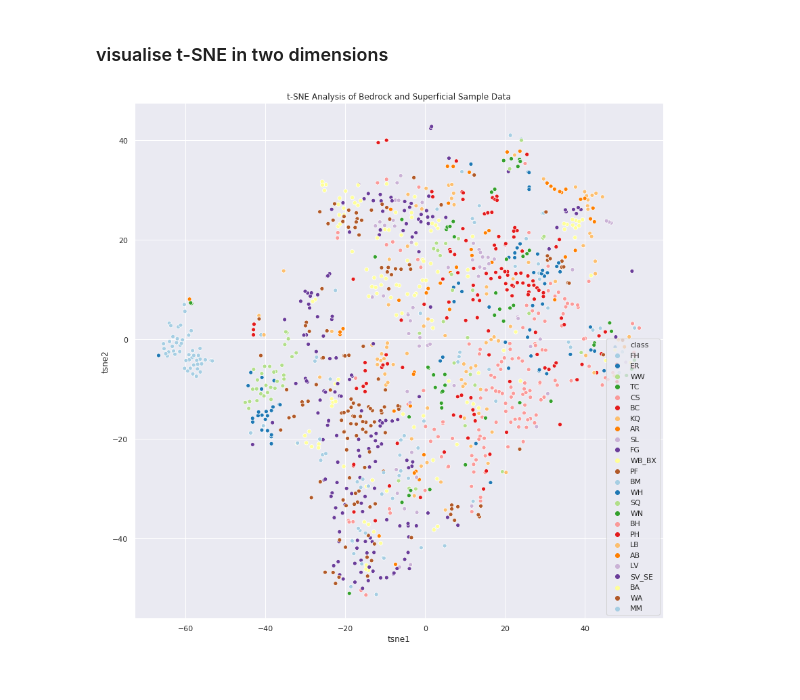
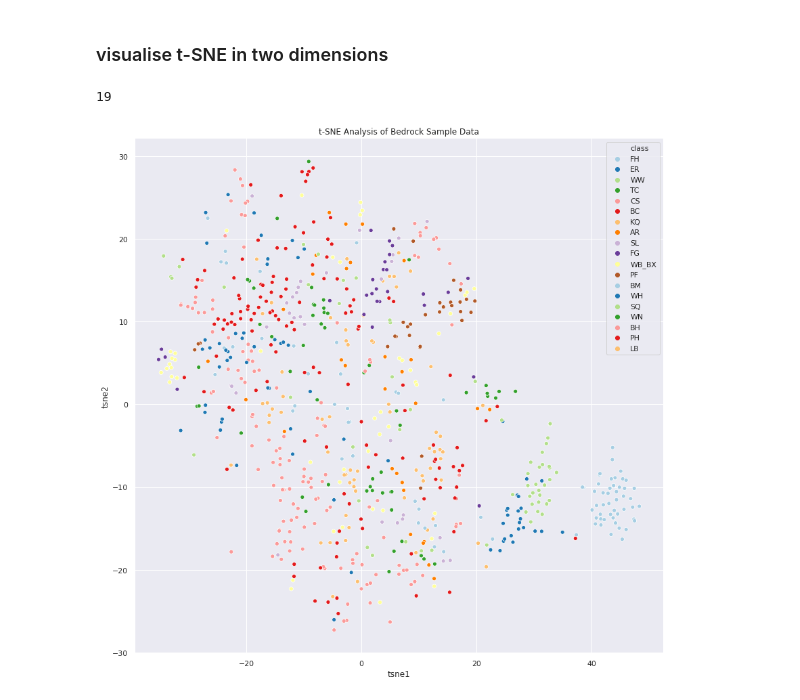
Before and after one commit to Spelaeo123/Machine_Learning, a Jupyter notebook: paper_1_notebooks/3 dim_reduction.ipynb, the cells around one changed output. Saved outputs shown, nothing was run; the diff lists cells and outputs as text; code cells hidden in the pictures.

Commit message:
worked on automating figure naming for tsnes

```diff
--- a/paper_1_notebooks/3 dim_reduction.ipynb
+++ b/paper_1_notebooks/3 dim_reduction.ipynb
@@ -22,21 +22,12 @@ pd.set_option('max.columns', None)
 * save_plots -> boolean, if set to True then saves plots
 * colour_by -> string, any categorical feature name, the datapoints will be coloured by the values of the feature in visualisations
 # %%
-data_set = 'all_train'
-save_plots = False
+data_set = 'bedrock'
+save_plots = True
 colour_by = 'class'
 # %% [markdown]
 ### datasets required for the specified visualisations are loaded
 # %%
-if data_set == 'all_train':
-    %store -r train_data
-    %store -r tsne_df_train
-
-    data = train_data
-    tsne_data = tsne_df_train
-    title = 't-SNE Analysis of Bedrock and Superficial Sample Data'
-
-
 if data_set == 'bedrock':
     %store -r train_data
     %store -r PC_df_bedrock_train
@@ -47,10 +38,11 @@ if data_set == 'bedrock':
     title = 't-SNE Analysis of Bedrock Sample Data'
 
 if data_set == 'superficial':
-    %store -r train_data
+    %store -r my_superficial
     %store -r tsne_df_superficial_train
 
-    data = train_data[train_data['Geology'] == 'Superficial'].reset_index(drop = True)
+
+    data = my_superficial.reset_index(drop = True)
     tsne_data = tsne_df_superficial_train
     title = 't-SNE Analysis of Superficial Sample Data'
 
@@ -73,19 +63,22 @@ import string as st
 # %% [markdown]
 ### visualise t-SNE in two dimensions
+# %%
+tsne_data_with_colour['class'].nunique()
+# %% [output]
+19
 # %%
 sns.set(rc={'figure.figsize':(14,14)})
-#sns.palplot(sns.color_palette("husl", 8))
-if data_set != 'test':
-    plot_on_x = 'tsne1'
-    plot_on_y = 'tsne2'
 
-    sns.scatterplot(data = tsne_data_with_colour, x = plot_on_x, y = plot_on_y, hue=colour_by,
-                    palette=sns.color_palette("Paired", 25)
-                   )
-    plt.title(title)
+plot_on_x = 'tsne1'
+plot_on_y = 'tsne2'
 
-    if save_plots == True:
-        fig = plot.get_figure()
-        fig.savefig(fname='figures/2d_tSNE_{0}_bedrock'.format(colour_by))
+plot = sns.scatterplot(data = tsne_data_with_colour, x = plot_on_x, y = plot_on_y, hue=colour_by,
+                palette=sns.color_palette("Paired", tsne_data_with_colour['class'].nunique())
+               )
+plt.title(title)
+
+if save_plots == True:
+    fig = plot.get_figure()
+    fig.savefig(fname='figures/2d_tSNE_{0}_{1}'.format(colour_by, data_set))
 # %% [output]
-[figure, old version]
+[figure, new version]
```
Also changed, not shown: parts of 3 cells of this notebook, 6 other files.
